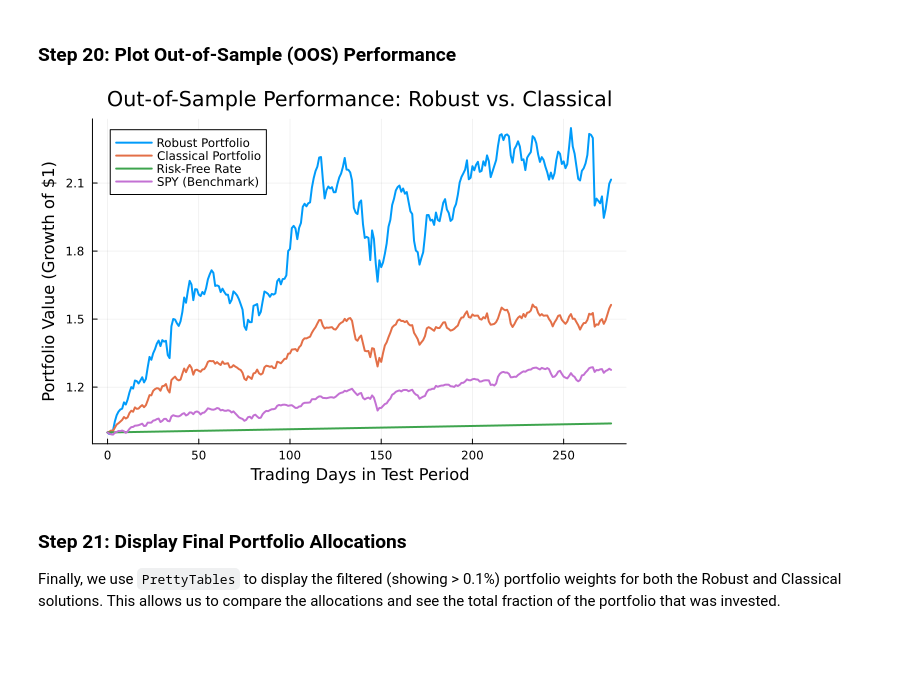
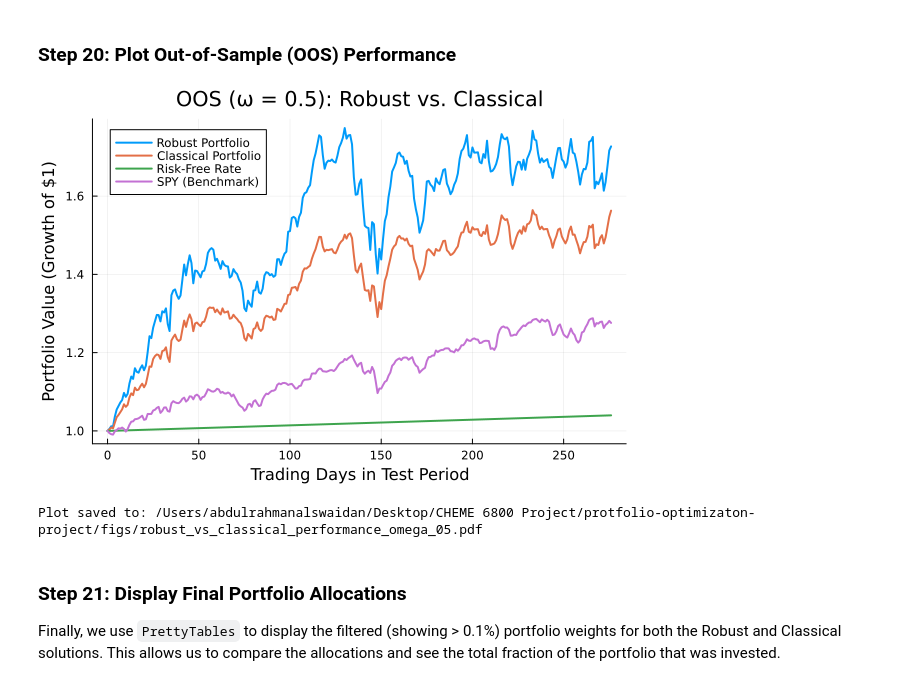
Before and after one commit to altashly1/portfolio-optimization-project, a Jupyter notebook: Optimization_Notebook.ipynb, the cells around one changed output. Saved outputs shown, nothing was run; the diff lists cells and outputs as text; code cells hidden in the pictures; blank space fills up the shorter version.

```diff
--- a/Optimization_Notebook.ipynb
+++ b/Optimization_Notebook.ipynb
@@ -184,7 +184,7 @@ f = factor_growth_rates[:, 1]
 A = [ones(p) f] # Design matrix A = [1 B^T]
 
 # --- 2. Set Confidence Level ---
-ω = 0.0
+ω = 0.50 # Change this to your desired confidence level
 c_J_mean = quantile(FDist(1, p-m-1), ω) # For J=1 (mean)
 c_J_factor = quantile(FDist(m, p-m-1), ω) # For J=m (factor)
 
@@ -897,30 +893,53 @@ Table saved to: /Users/abdulrahmanalswaidan/Desktop/CHEME 6800 Project/protfolio
 # %% [markdown]
 ### Step 20: Plot Out-of-Sample (OOS) Performance
 # %%
-let
+# --- 1. Re-run the Simulation (Ensure fresh data) ---
+# Initialize vectors
+wealth_robust = ones(num_test_days + 1)
+wealth_classical = ones(num_test_days + 1)
+wealth_rf = ones(num_test_days + 1)
+wealth_spy = ones(num_test_days + 1)
 
-    # --- 3. Plot the wealth accumulation ---
-    gr()
-    p_wealth = plot(
-        0:num_test_days,
-        # *** MODIFICATION HERE: Add wealth_spy to plot ***
-        [wealth_robust, wealth_classical, wealth_rf, wealth_spy],
-        title = "Out-of-Sample Performance: Robust vs. Classical",
-        xlabel = "Trading Days in Test Period",
-        ylabel = "Portfolio Value (Growth of \$1)",
-        # *** MODIFICATION HERE: Add SPY to label ***
-        label = ["Robust Portfolio" "Classical Portfolio" "Risk-Free Rate" "SPY (Benchmark)"],
-        legend = :topleft,
-        linewidth = 2
-    )
+# Loop through test days
+for t in 1:num_test_days
+    # Get daily returns for each strategy
+    r_robust = dot(ϕ_robust_normalized, test_return_matrix[t, :])
+    r_classical = dot(ϕ_classical_normalized, test_return_matrix[t, :])
+    r_spy = spy_test_return_matrix[t, 1]
 
-    display(p_wealth)
+    # Update wealth
+    wealth_robust[t+1] = wealth_robust[t] * exp(r_robust)
+    wealth_classical[t+1] = wealth_classical[t] * exp(r_classical)
+    wealth_rf[t+1] = wealth_rf[t] * exp(r_f_daily_log)
+    wealth_spy[t+1] = wealth_spy[t] * exp(r_spy)
+end
 
-    # savefig(p_wealth, joinpath(_PATH_TO_FIGS, "robust_vs_classical_performance.pdf"))
+# --- 2. Plot the Fresh Results with Dynamic Title ---
+gr()
+p_wealth = plot(
+    0:num_test_days,
+    [wealth_robust, wealth_classical, wealth_rf, wealth_spy],
+    # *** FIX: Include ω in the title ***
+    title = "OOS (ω = $ω): Robust vs. Classical",
+    xlabel = "Trading Days in Test Period",
+    ylabel = "Portfolio Value (Growth of \$1)",
+    label = ["Robust Portfolio" "Classical Portfolio" "Risk-Free Rate" "SPY (Benchmark)"],
+    legend = :topleft,
+    linewidth = 2
+)
 
-end
+display(p_wealth)
+
+# *** FIX: Include ω in the filename ***
+# Convert ω to a string suitable for a filename (e.g., 0.95 -> "095")
+omega_str = replace(string(ω), "." => "")
+filename = "robust_vs_classical_performance_omega_$(omega_str).pdf"
+
+savefig(p_wealth, joinpath(_PATH_TO_FIGS, filename))
+println("Plot saved to: ", joinpath(_PATH_TO_FIGS, filename))
 # %% [output]
-[figure, old version]
+[figure, new version]
+Plot saved to: /Users/abdulrahmanalswaidan/Desktop/CHEME 6800 Project/protfolio-optimizaton-project/figs/robust_vs_classical_performance_omega_05.pdf
 # %% [markdown]
 ### Step 21: Display Final Portfolio Allocations
 Finally, we use `PrettyTables` to display the filtered (showing > 0.1%) portfolio weights for both the Robust and Classical solutions. This allows us to compare the allocations and see the total fraction of the portfolio that was invested.
```
Also changed, not shown: parts of 7 cells of this notebook, 19 other files.
